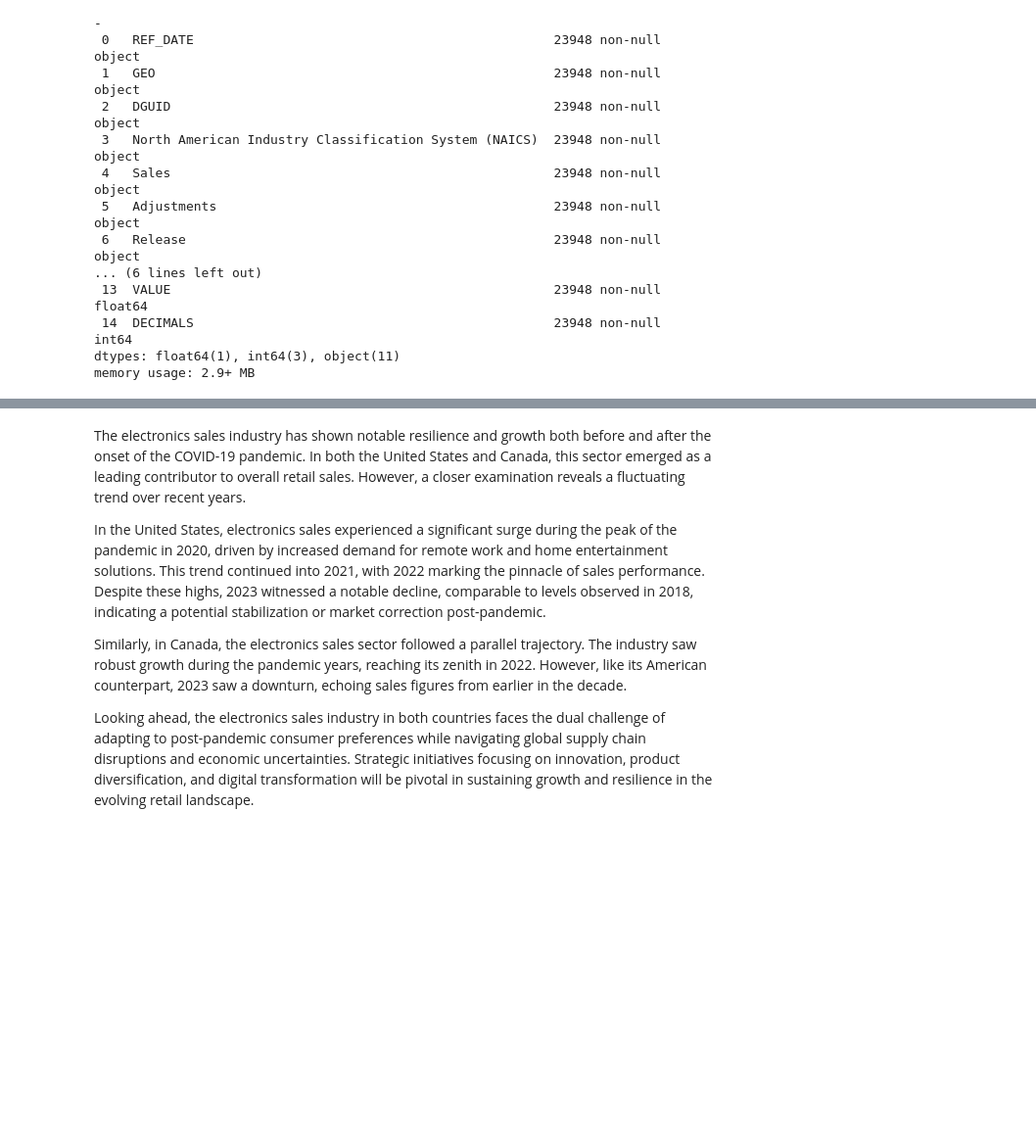
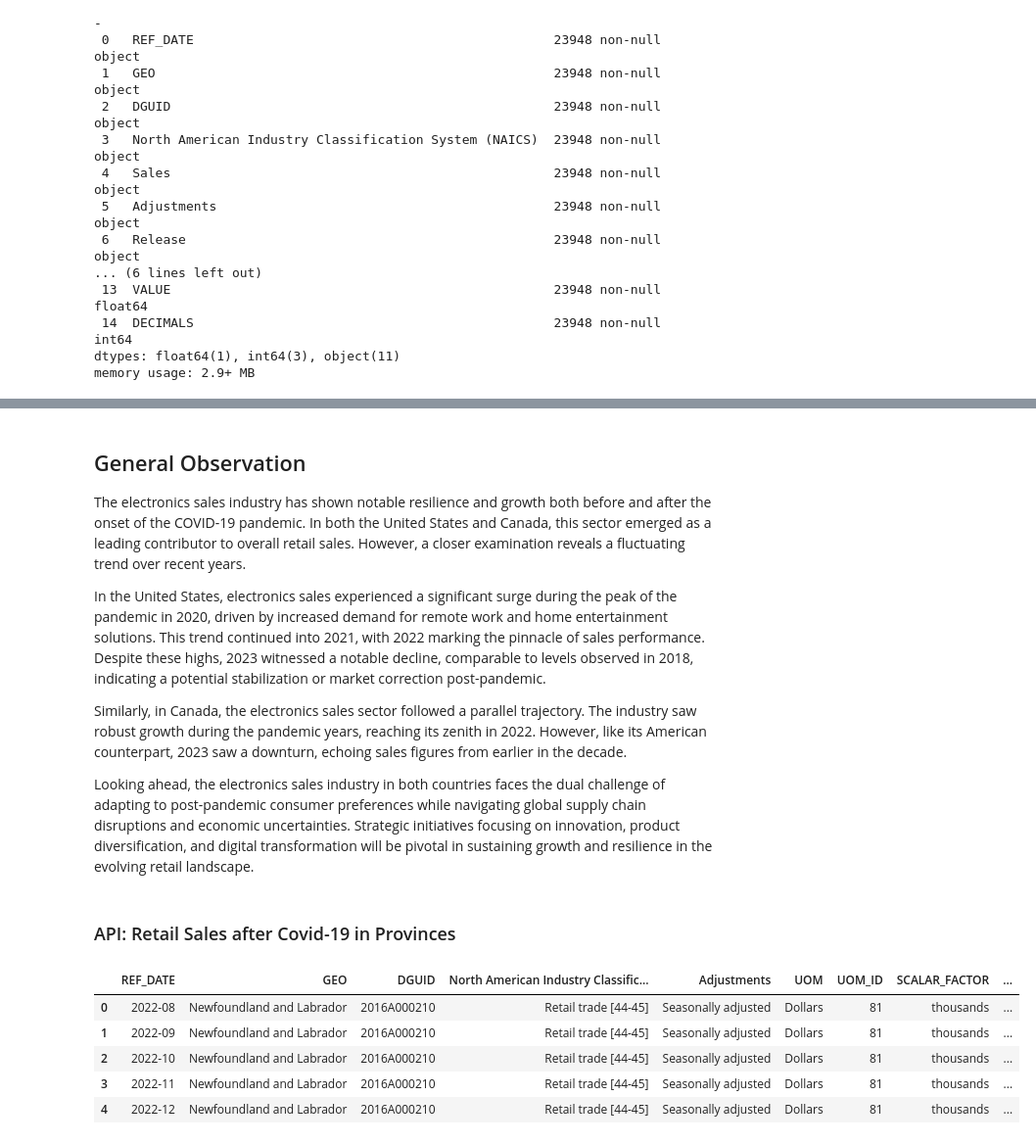
Before and after one commit to migo3000/project_1_online_retail, a Jupyter notebook: data_acquisition.ipynb, the cells around one changed output, grey strips where cells are left out. Shown at 98% size. Saved outputs shown, nothing was run; the diff lists cells and outputs as text; code cells hidden in the pictures; blank space fills up the shorter version.

```diff
--- a/data_acquisition.ipynb
+++ b/data_acquisition.ipynb
@@ -624,4 +926,5 @@ Text(0, 0.5, 'Sales (Thousands)')
 # %% [markdown]
+## General Observation
 The electronics sales industry has shown notable resilience and growth both before and after the onset of the COVID-19 pandemic. In both the United States and Canada, this sector emerged as a leading contributor to overall retail sales. However, a closer examination reveals a fluctuating trend over recent years.
 
 In the United States, electronics sales experienced a significant surge during the peak of the pandemic in 2020, driven by increased demand for remote work and home entertainment solutions. This trend continued into 2021, with 2022 marking the pinnacle of sales performance. Despite these highs, 2023 witnessed a notable decline, comparable to levels observed in 2018, indicating a potential stabilization or market correction post-pandemic.
@@ -629,3 +932,18 @@ In the United States, electronics sales experienced a significant surge during t
 Similarly, in Canada, the electronics sales sector followed a parallel trajectory. The industry saw robust growth during the pandemic years, reaching its zenith in 2022. However, like its American counterpart, 2023 saw a downturn, echoing sales figures from earlier in the decade.
 
 Looking ahead, the electronics sales industry in both countries faces the dual challenge of adapting to post-pandemic consumer preferences while navigating global supply chain disruptions and economic uncertainties. Strategic initiatives focusing on innovation, product diversification, and digital transformation will be pivotal in sustaining growth and resilience in the evolving retail landscape.
+# %% [markdown]
+### API: Retail Sales after Covid-19 in Provinces
+# %%
+# Load sales data
+sales_data = pd.read_csv('Resources/provincesales.csv')
+
+# Display the first few rows to verify data loading
+sales_data.head()
+# %% [output]
+|  | REF_DATE | GEO | DGUID | North American Industry Classific... | Adjustments | UOM | UOM_ID | SCALAR_FACTOR | ... |
+| 0 | 2022-08 | Newfoundland and Labrador | 2016A000210 | Retail trade [44-45] | Seasonally adjusted | Dollars | 81 | thousands | ... |
+| 1 | 2022-09 | Newfoundland and Labrador | 2016A000210 | Retail trade [44-45] | Seasonally adjusted | Dollars | 81 | thousands | ... |
+| 2 | 2022-10 | Newfoundland and Labrador | 2016A000210 | Retail trade [44-45] | Seasonally adjusted | Dollars | 81 | thousands | ... |
+| 3 | 2022-11 | Newfoundland and Labrador | 2016A000210 | Retail trade [44-45] | Seasonally adjusted | Dollars | 81 | thousands | ... |
+| 4 | 2022-12 | Newfoundland and Labrador | 2016A000210 | Retail trade [44-45] | Seasonally adjusted | Dollars | 81 | thousands | ... |
```
Also changed, not shown: parts of 24 cells of this notebook, 4 other files.
